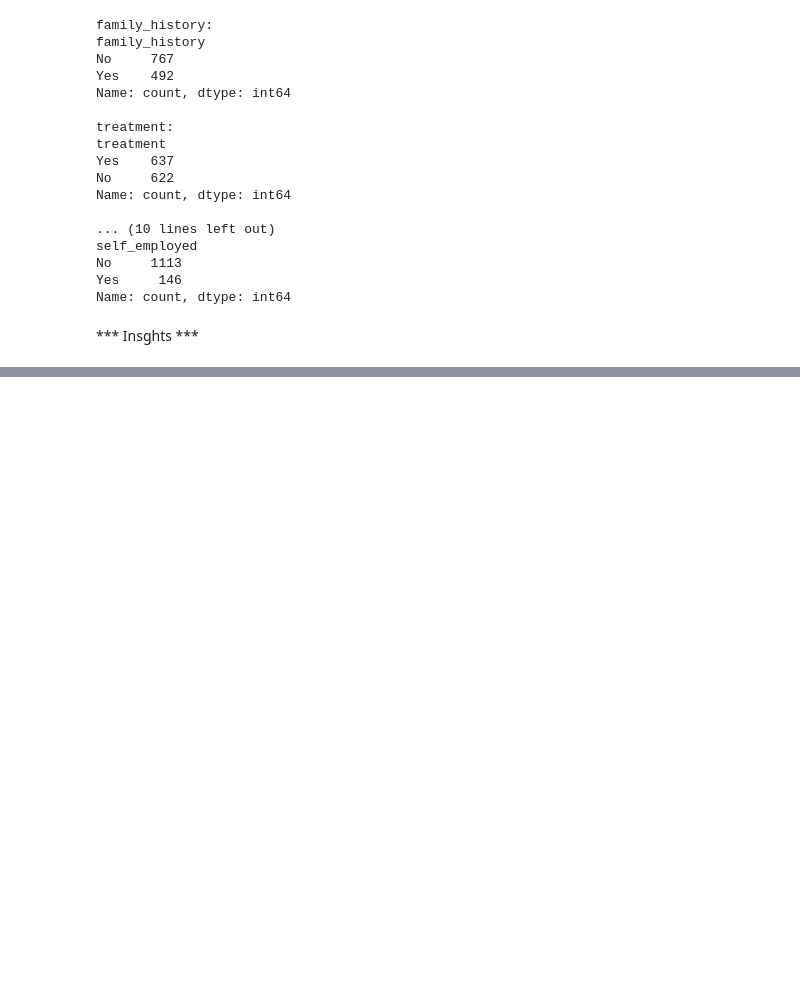
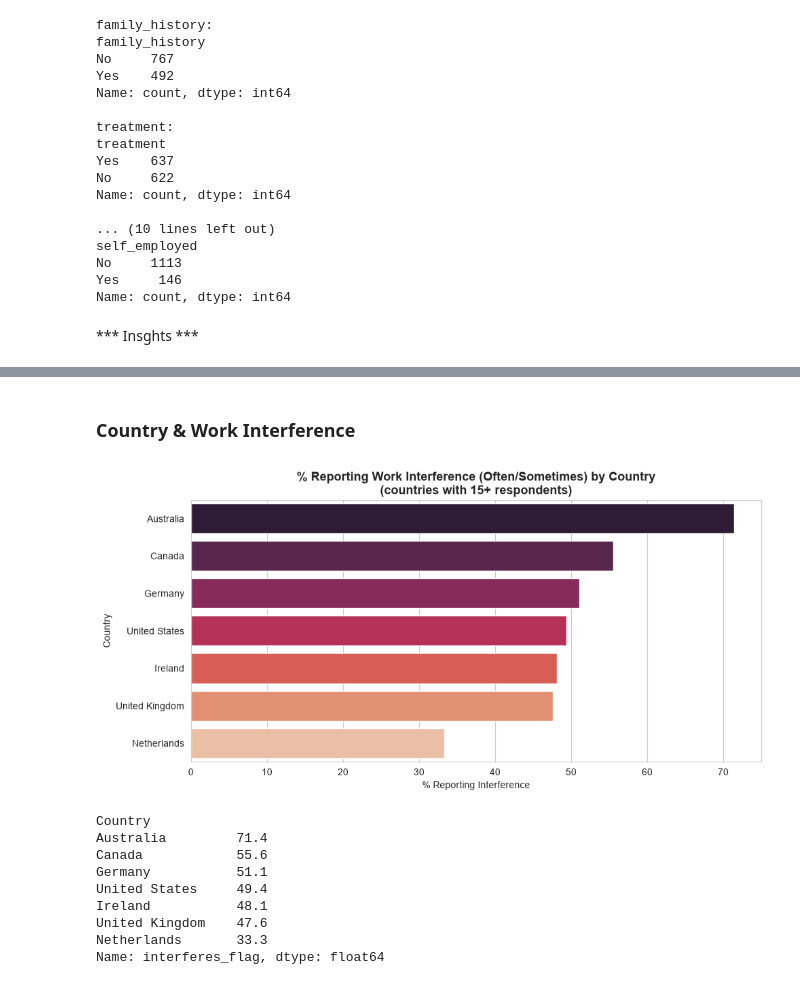
Before and after one commit to Engineer-purvesh18/Mental_Health_Analysis, a Jupyter notebook: analysis.ipynb, the cells around one changed output, grey strips where cells are left out. Saved outputs shown, nothing was run; the diff lists cells and outputs as text; code cells hidden in the pictures; blank space fills up the shorter version.

```diff
--- a/analysis.ipynb
+++ b/analysis.ipynb
@@ -270,0 +294,36 @@ Name: count, dtype: int64
+# %% [markdown]
+### Country & Work Interference
+# %%
+# % of respondents whose mental health interferes with work (Often/Sometimes), by country
+# restricted to countries with a reasonable sample size for a meaningful percentage
+interferes = df_clean['work_interfere'].isin(['Often', 'Sometimes'])
+df_clean['interferes_flag'] = interferes
+
+country_counts = df_clean['Country'].value_counts()
+valid_countries = country_counts[country_counts >= 15].index
+
+country_interfere_pct = (df_clean[df_clean['Country'].isin(valid_countries)]
+                          .groupby('Country')['interferes_flag']
+                          .mean() * 100).sort_values(ascending=False)
+
+fig, ax = plt.subplots(figsize=(10, 5))
+sns.barplot(x=country_interfere_pct.values, y=country_interfere_pct.index,
+            hue=country_interfere_pct.index, palette='rocket', legend=False, ax=ax)
+ax.set_title('% Reporting Work Interference (Often/Sometimes) by Country\n(countries with 15+ respondents)',
+             fontsize=13, fontweight='bold')
+ax.set_xlabel('% Reporting Interference')
+plt.tight_layout()
+plt.show()
+
+country_interfere_pct.round(1)
+# %% [output]
+[figure, added]
+Country
+Australia         71.4
+Canada            55.6
+Germany           51.1
+United States     49.4
+Ireland           48.1
+United Kingdom    47.6
+Netherlands       33.3
+Name: interferes_flag, dtype: float64
```
Also changed, not shown: parts of 6 cells of this notebook.
